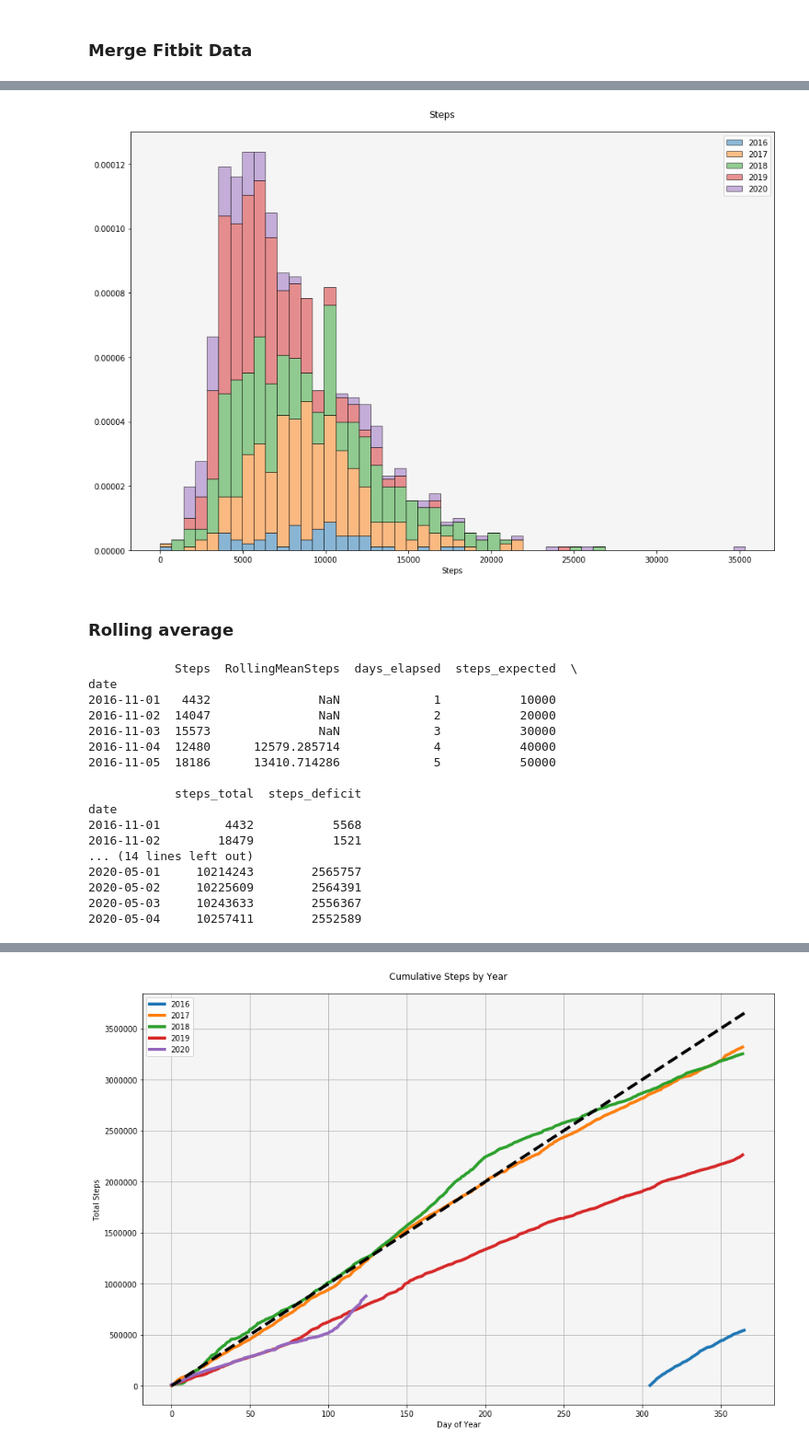
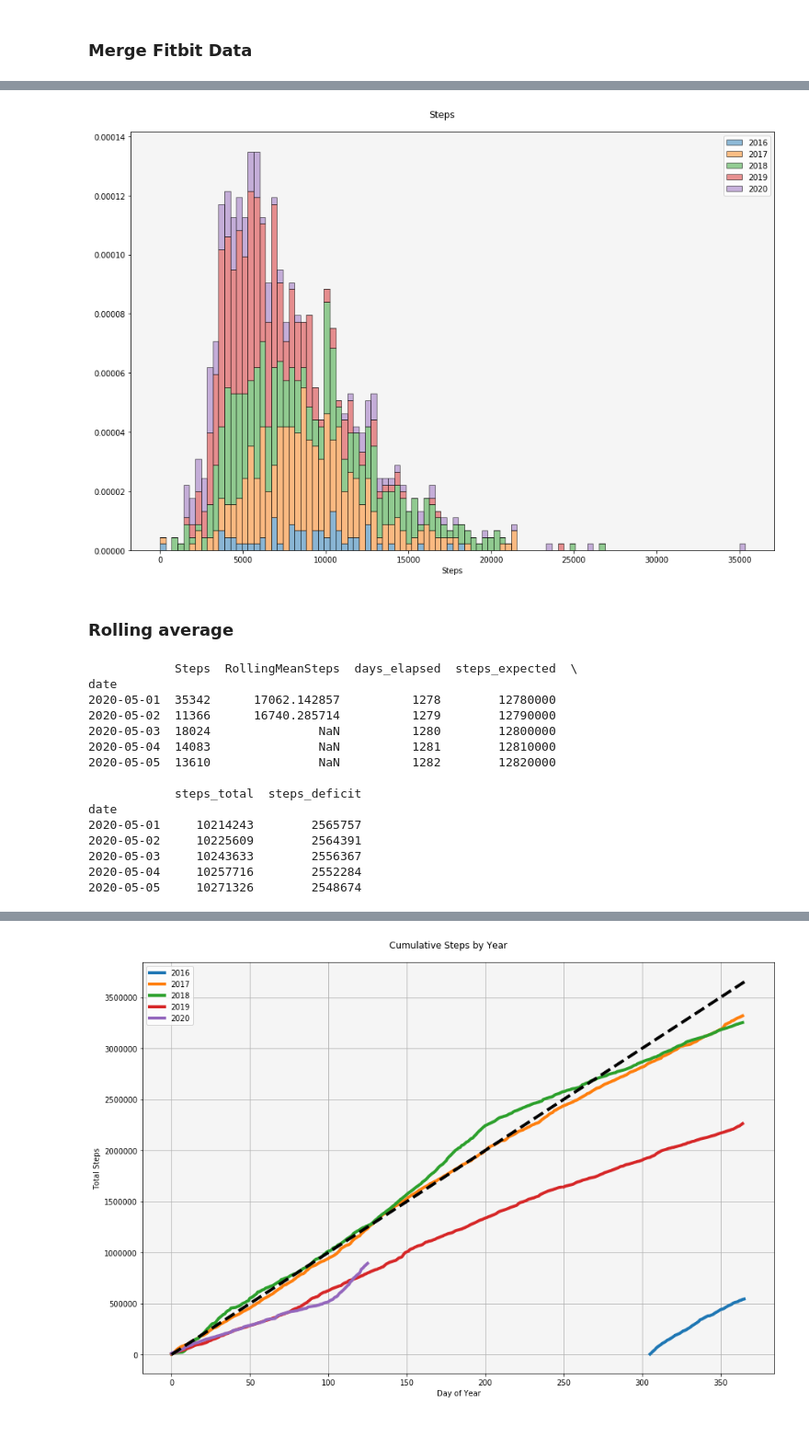
Before and after one commit to gregmames/HealthTracking, a Jupyter notebook: apple_health_data_processor.ipynb, the cells around one changed output, grey strips where cells are left out. Shown at 92% size. Drawn from its saved outputs; the diff is of its cells as text; code cells hidden in the pictures.

```diff
--- a/apple_health_data_processor.ipynb
+++ b/apple_health_data_processor.ipynb
@@ -131,21 +125,21 @@ print(steps_by_date.tail())
 # %%
 df = steps_by_date.copy()
 df['date'] = pd.to_datetime(df['date'])
 
 #Specify distribution parameters
-bn = 50
+bn = 100
 
 #plot histogram of steps
 plt.figure(figsize=[15,10])
 ax = plt.gca()
 ax.set_facecolor('whitesmoke')
 plt.suptitle('Steps', fontsize=12, y=.92)
 n, bins, patches = plt.hist([df[df.date.dt.year==2016].Steps,df[df.date.dt.year==2017].Steps,df[df.date.dt.year==2018].Steps,df[df.date.dt.year==2019].Steps, df[df.date.dt.year==2020].Steps], bn, density=True, alpha =0.5, histtype='barstacked', label=['2016', '2017', '2018', '2019', '2020'], edgecolor='black')
 plt.xlabel('Steps')
 plt.legend(loc=1)
 plt.show()
 # %% [output]
-[figure, old version]
+[figure, new version]
 # %% [markdown]
 ### Rolling average
 # %%
@@ -162,26 +156,24 @@ steps_by_date2['steps_deficit'] = steps_by_date2['steps_expected'] - steps_by_da
 
 steps_by_date2=steps_by_date2.set_index('date')
 
-print(steps_by_date2.head())
+# print(steps_by_date2.head())
 print(steps_by_date2.tail())
 # %% [output]
             Steps  RollingMeanSteps  days_elapsed  steps_expected  \
 date
-2016-11-01   4432               NaN             1           10000
-2016-11-02  14047               NaN             2           20000
-2016-11-03  15573               NaN             3           30000
-2016-11-04  12480      12579.285714             4           40000
-2016-11-05  18186      13410.714286             5           50000
+2020-05-01  35342      17062.142857          1278        12780000
+2020-05-02  11366      16740.285714          1279        12790000
+2020-05-03  18024               NaN          1280        12800000
+2020-05-04  14083               NaN          1281        12810000
+2020-05-05  13610               NaN          1282        12820000
 
             steps_total  steps_deficit
 date
-2016-11-01         4432           5568
-2016-11-02        18479           1521
-... (14 lines left out)
 2020-05-01     10214243        2565757
 2020-05-02     10225609        2564391
 2020-05-03     10243633        2556367
-2020-05-04     10257411        2552589
+2020-05-04     10257716        2552284
+2020-05-05     10271326        2548674
 # %%
 plt.figure(figsize=[15,10])
 ax = plt.gca()
```
Also changed, not shown: parts of 21 cells of this notebook.
